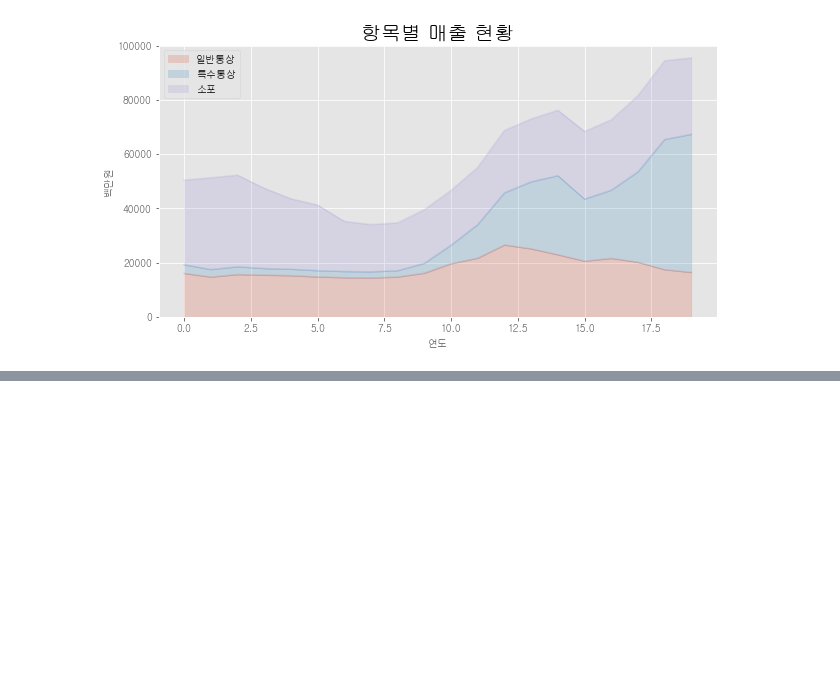
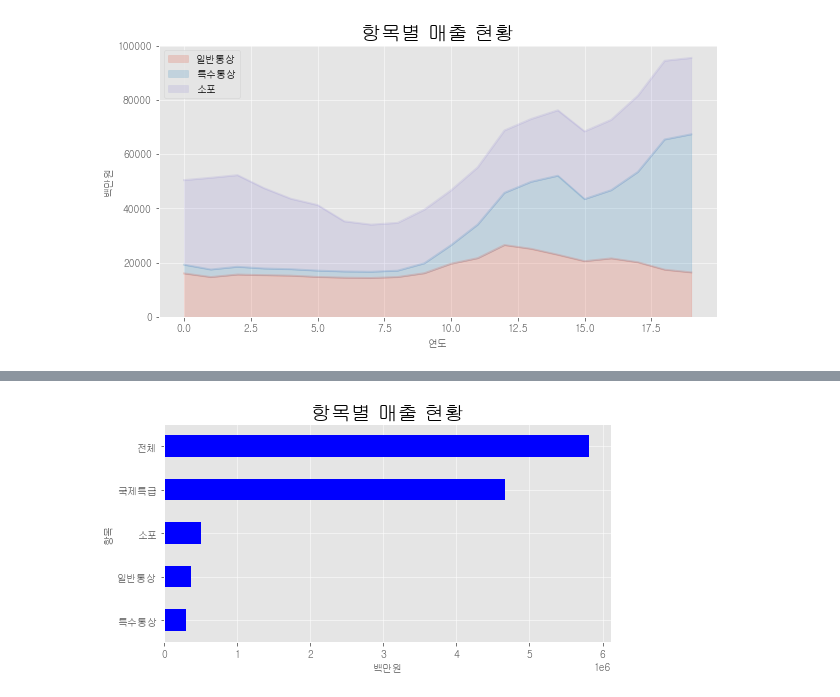
Before and after one commit to swleegit/data_analysis_review, a Jupyter notebook: 데분모05.ipynb, the cells around one changed output, grey strips where cells are left out. Drawn from its saved outputs; the diff is of its cells as text; code cells hidden in the pictures; blank space fills up the shorter version.

```diff
--- a/데분모05.ipynb
+++ b/데분모05.ipynb
@@ -406,0 +447,12 @@ plt.show()
+# %%
+#수평막대그래프는 xy 바뀌는것 조심
+df_sum.plot(kind = 'barh', width = 0.5, color = 'blue', figsize = (8,4))
+
+plt.title("항목별 매출 현황", size = 20)
+plt.xlabel("백만원",size = 10)
+plt.ylabel("항목", size = 10)
+plt.show()
+
+#각 항목별 매출 차이를 비교하기에 좋음
+# %% [output]
+[figure, added]
```
Also changed, not shown: parts of 10 cells of this notebook.
